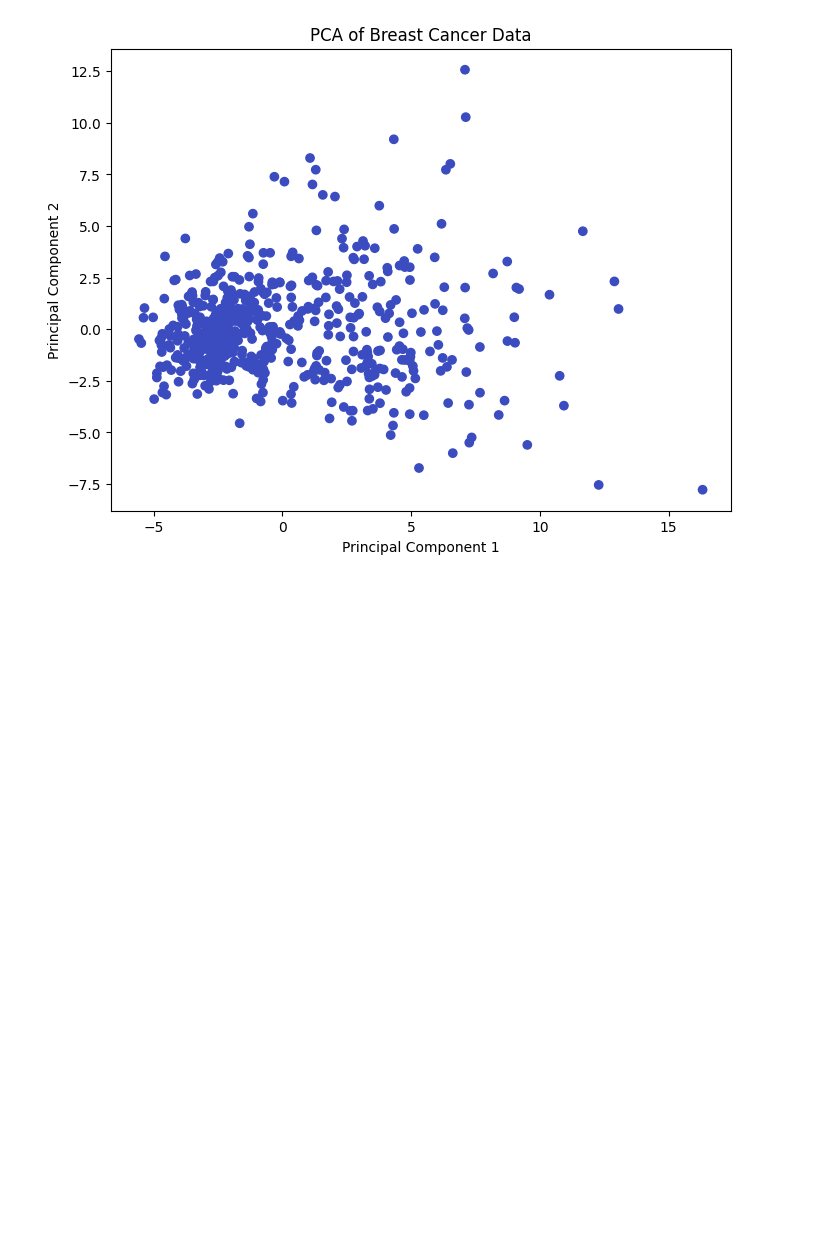
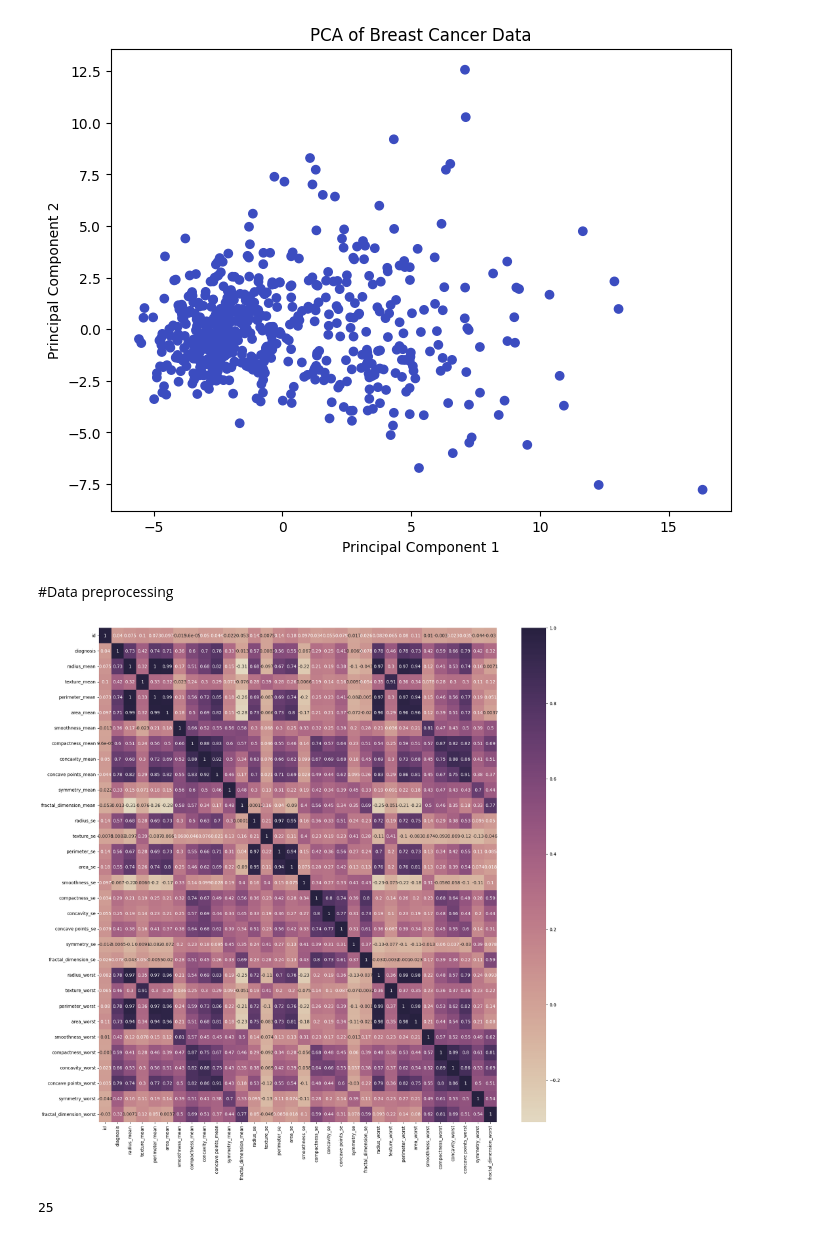
Before and after one commit to Emily-Ngahu/Predicting-Cancer-Diagnosis-using-Classification-Models, a Jupyter notebook: Breast_cancer_classification.ipynb, the cells around one changed output. Saved outputs shown, nothing was run; the diff lists cells and outputs as text; code cells hidden in the pictures; blank space fills up the shorter version.

```diff
--- a/Breast_cancer_classification.ipynb
+++ b/Breast_cancer_classification.ipynb
@@ -234,3 +234,30 @@ plt.ylabel('Principal Component 2')
 plt.show()
 # %% [output]
 [figure]
+# %% [markdown]
+#Data preprocessing
+# %%
+df['diagnosis'] = df['diagnosis'].map({'M': 1, 'B': 0})
+# %%
+corr = df.corr()
+plt.figure(figsize=(20,20))
+sns.heatmap(corr, cmap=sns.color_palette("ch:s=-.2,r=.6", as_cmap=True),annot=True)
+plt.show()
+
+# Get the absolute value of the correlation
+cor_target = abs(corr["diagnosis"])
+
+# Select highly correlated features (thresold = 0.2)
+relevant_features = cor_target[cor_target>0.2]
+
+# Collect the names of the features
+names = [index for index, value in relevant_features.items()]
+
+# Drop the target variable from the results
+names.remove('diagnosis')
+# %% [output]
+[figure, added]
+# %%
+len(names)
+# %% [output]
+25
```
Also changed, not shown: parts of 3 cells of this notebook.
